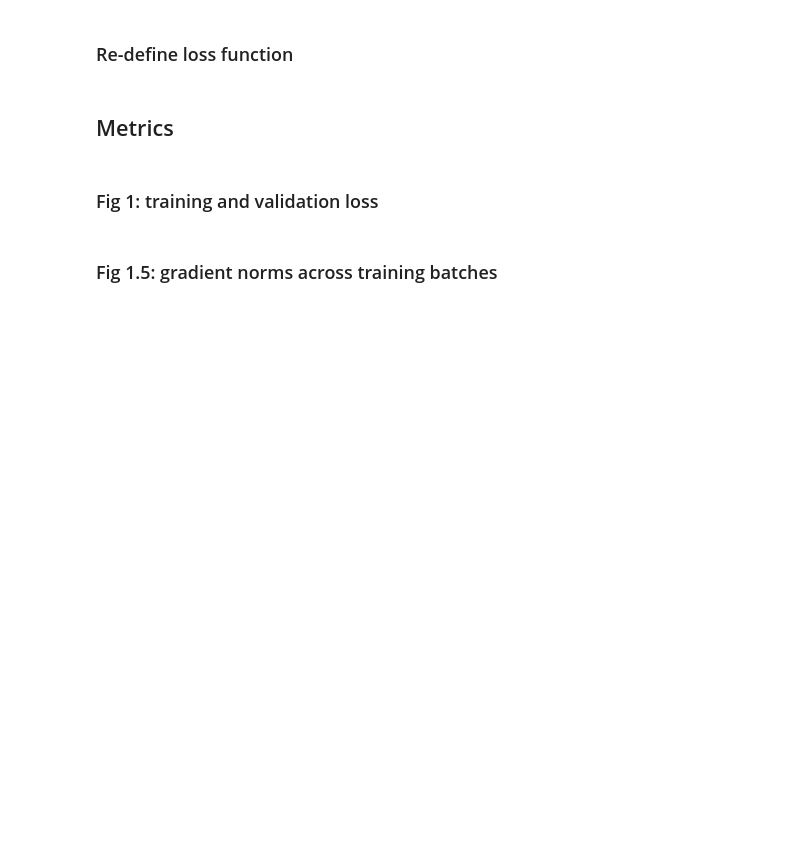
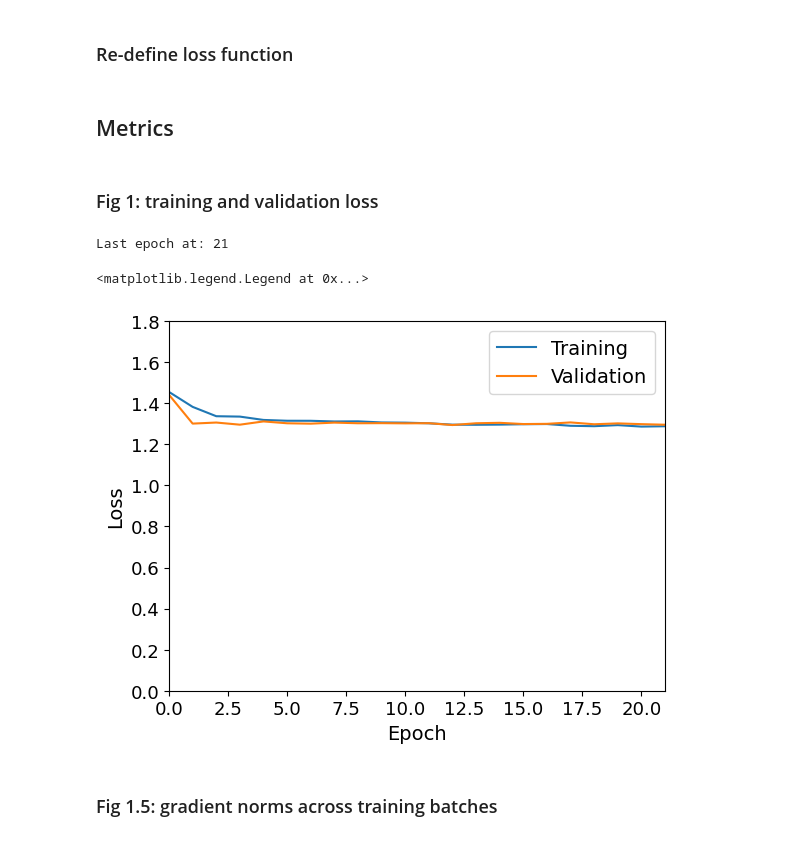
Before and after one commit to kenlzh1996/Prediction-model, a Jupyter notebook: Pytorch model localization prediction customNN prot+mRNA.ipynb, the cells around one changed output. Saved outputs shown, nothing was run; the diff lists cells and outputs as text; code cells hidden in the pictures; blank space fills up the shorter version.

```diff
--- a/Pytorch model localization prediction customNN prot+mRNA.ipynb
+++ b/Pytorch model localization prediction customNN prot+mRNA.ipynb
@@ -56,7 +60,7 @@ dev = "cuda:0"
 Time_Stamp = datetime.datetime.now().strftime("%Y_%m%d%_H%M")
 
 # Create run name
-Run_Name = 'Dec 27; PixelPreserve; customstride2' # change run_name before running
+Run_Name = 'Jan 14; Prot; CustomNN-stride2' # change run_name before running
 
 # Paths
 dataset_folder_path = '/home/ec2-user/MLNotebook shared/Datasets/' # dataset folder with all the proteome and mRNA data
@@ -66,7 +70,7 @@ figure_folder_path = '/home/ec2-user/MLNotebook shared/Figure exports/' # figure
 performance_folder_path = '/home/ec2-user/MLNotebook shared/Performance DF exports/' # performance folder path to store performance dataframes
 
 # Define the Model
-Model = 'CustomNN-stride2' # 'ResNet18', 'CustomNN-reg', and 'CustomNN-stride2' are the options
+Model = 'CustomNN-stride2' # 'ResNet18', 'CustomNN-reg', 'CustomNN-stride2', and 'PixelPreserve' are the options
 
 # Define loss function
 LossFunc_Name = 'CrossEntropy' # 'CrossEntropy', 'Focal' are the options
@@ -75,7 +79,7 @@ LossFunc_Name = 'CrossEntropy' # 'CrossEntropy', 'Focal' are the options
 Optim_Name = 'AdamW' # 'Adam', 'AdamW', 'SGD', 'SGD_weight' are the options
 
 # Dataset
-Set = 'Protein + mRNA' # Define the dataset to use, 'Protein', 'mRNA', or 'Protein + mRNA' are the options
+Set = 'Protein' # Define the dataset to use, 'Protein', 'mRNA', or 'Protein + mRNA' are the options
 
 # Image size
 Canvas_Size = 18
@@ -91,7 +95,7 @@ StandardDeviation = 0.05
 
 # Learning rate scheduler
 LrScheduler = True
-Learner_rate = 5e-5
+Learner_rate = 5e-4
 
 # Training set imbalance sampling method, can only choose one
 ImbalanceSampler = False
@@ -108,7 +112,7 @@ Momentum = 0.9
 #  momentum is deterimental without label smoothing
 
 # Loss Function (CrossEntropyLoss)
-Label_Smoothing = 0.05
+Label_Smoothing = 0.1
 #  sets the target of the loss function to something greater than 0 and less than 1
 #  helps prevent overfitting
 
@@ -127,7 +131,7 @@ ApplyClassWeightToLoss = True
 batch = 64
 
 # Epoch amount
-epochs = 100
+epochs = 150
 # %% [markdown]
 ### Protein, mRNA dataframe, localization label set up
 # %%
@@ -186,15 +170,12 @@ if MFP is not None:
 # %%
 # Open the labels data
-LFP = 'SubCellBarcode.MCF7.txt'
+#LFP = 'SubCellBarcode.MCF7.txt'
+LFP = 'markers.txt'
 LD = pd.read_csv(filepath_or_buffer=dataset_folder_path+LFP,sep='\t')
 
 # Data set wrangling
 LD.index = LD.loc[:,'Protein']
 LD = LD.loc[:,LD.columns!='Protein']
-
-# Remove unclassified class
-NotUnclassInd = LD.loc[:,'Localization'] != 'Unclassified'
-LD = LD.loc[NotUnclassInd,:]
 # %%
 if Set == 'mRNA':
     LD = LD.loc[MD.index,:]
@@ -998,9 +1083,19 @@ def calculate_precision_recall(dataloader, model):
     # Calculate confusion matrix
     cf_matrix = confusion_matrix(y_true, y_pred)
 
-    # Calculate precision and recall for each class
-    precision = precision_score(y_true, y_pred, average=None, zero_division=0)
-    recall = recall_score(y_true, y_pred, average=None, zero_division=0)
+    # Calculate precision and recall based on the confusion matrix
+    # True positives are the diagonal elements
+    tp = np.diag(cf_matrix)
+    # False positives are the sum of each column minus the diagonal element
+    fp = np.sum(cf_matrix, axis=0) - tp
+    # False negatives are the sum of each row minus the diagonal element
+    fn = np.sum(cf_matrix, axis=1) - tp
+    # True negatives are the sum of all elements minus the sum of the corresponding row and column plus tp
+    tn = cf_matrix.sum() - (fp + fn + tp)
+
+    # Precision, recall, and F1 score calculations
+    precision = tp / (tp + fp)
+    recall = tp / (tp + fn)
 
     return cf_matrix, precision, recall
 # %% [markdown]
@@ -1094,7 +1189,7 @@ class FocalLoss(nn.Module):
 # https://medium.com/@zergtant/use-weighted-loss-function-to-solve-imbalanced-data-classification-problems-749237f38b75
 if ApplyClassWeightToLoss:
     # Weights for each class for loss function
-    LossWeights = torch.tensor([0.8,2.7,1.3,1.6]) # calculate by log inverse class frequency np.log(total/(# + 1)), it's better
+    LossWeights = torch.tensor([1,2.3,1.5,1.3]) # calculate by log inverse class frequency np.log(total/(# + 1)), it's better
     # LossWeights = torch.tensor([0.569, 3.571, 0.864, 1.241]) # inverse class frequency weight wj=N/(nj*4)
     # LossWeights = torch.tensor([0.569, 3.559, 0.864, 1.239]) # inverse class frequency weight smoothed wj=(N+smooth)/(nj+smooth*4)
     # LossWeights = torch.tensor([1.000, 2.836, 1.417, 1.779]) # log scaling wj=1+(log(max(majority class))/nj)
@@ -1106,7 +1201,7 @@ if ApplyClassWeightToLoss:
         loss_fn = nn.CrossEntropyLoss(label_smoothing=Label_Smoothing, weight=LossWeights)
 
     elif LossFunc_Name == 'Focal':
-        loss_fn = FocalLoss(gamma=2, alpha=torch.exp(LossWeights)/torch.exp(LossWeights).sum(), reduction='mean') # Result: tensor([0.1213, 0.5296, 0.1916, 0.1576])
+        loss_fn = FocalLoss(gamma=2, alpha=LossWeights, reduction='mean') # Result: tensor([0.1213, 0.5296, 0.1916, 0.1576]) torch.exp(LossWeights)/torch.exp(LossWeights).sum()
 
 else:
     if LossFunc_Name == 'CrossEntropy':
@@ -1426,24 +1600,29 @@ elif LossFunc_Name == 'Focal':
 # %% [markdown]
 ### Fig 1: training and validation loss
 # %%
-print(f"Best epoch at: {Best_Epoch}")
+print(f"Last epoch at: {final_epoch}")
+# %% [output]
+Last epoch at: 21
 # %%
 # Graph loss for training and validation
 figure1 = plt.gcf()
 plt.plot(PerformanceDF['Epoch'], PerformanceDF['TrainLoss'])
 plt.plot(PerformanceDF['Epoch'], PerformanceDF['ValLoss'])
-plt.xlim([0,Best_Epoch])
+plt.xlim([0,final_epoch])
 if LossFunc_Name == 'CrossEntropy':
     plt.ylim([0, 1.8])
 elif LossFunc_Name == 'Focal':
     plt.ylim([0, 0.3])
 plt.xlabel('Epoch', fontsize=14)
 plt.ylabel('Loss', fontsize=14)
 plt.xticks(fontsize=14)
 plt.yticks(fontsize=14)
 plt.tick_params(axis='x', labelsize=13)
 plt.tick_params(axis='y', labelsize=13)
 plt.legend(['Training', 'Validation'], fontsize=14)
+# %% [output]
+<matplotlib.legend.Legend at 0x...>
+[figure, added]
 # %% [markdown]
 ### Fig 1.5: gradient norms across training batches
 # %%
```
Also changed, not shown: parts of 30 cells of this notebook, 23 other files.
